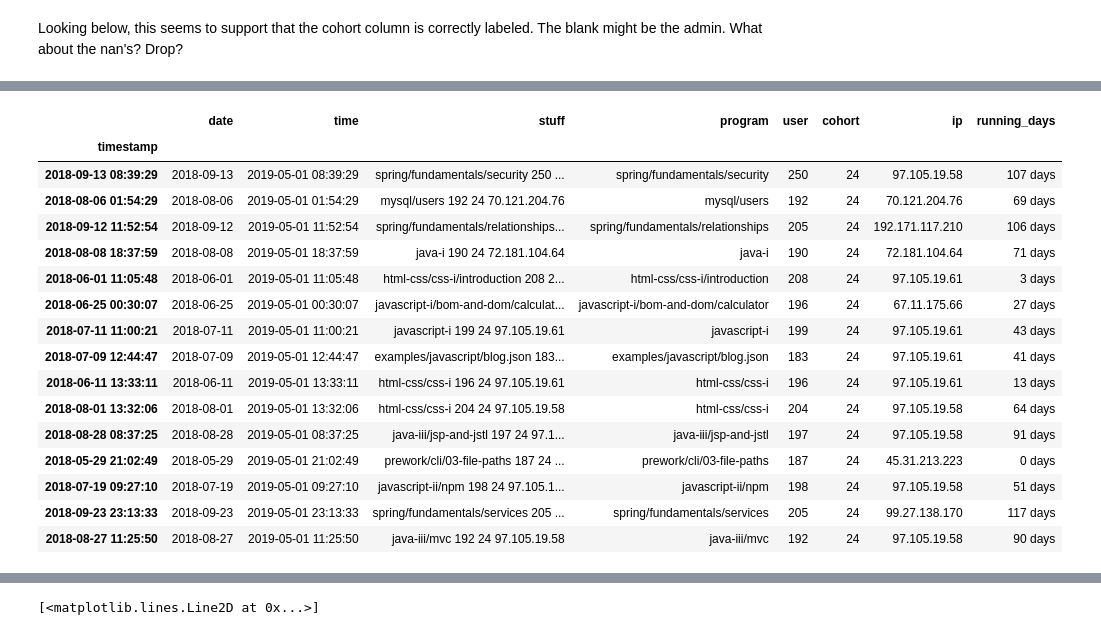
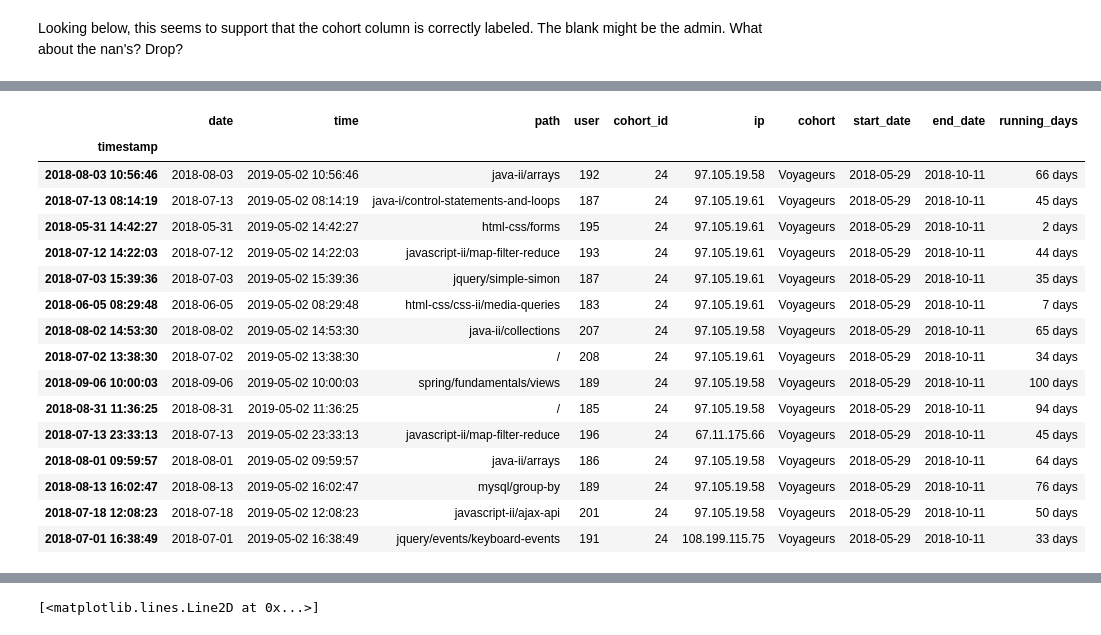
Before and after one commit to josephburton06/ds-methodologies-exercises, a Jupyter notebook: anomaly_detection/anomaly_detection.ipynb, the cells around one changed output, grey strips where cells are left out. Cells and saved outputs as stored; diff of their text form; code cells hidden in the pictures.

```diff
--- a/anomaly_detection/anomaly_detection.ipynb
+++ b/anomaly_detection/anomaly_detection.ipynb
@@ -441,0 +479,3 @@ dtype: object
+# %%
+df['running_days'] = df['date'] - df['start_date']
+df.sample(15)
@@ -441,0 +499,3 @@ dtype: object
+# %%
+df['days_out'] = df['date'] - df['end_date']
+df.sample(15)
@@ -441,0 +519,4 @@ dtype: object
+# %%
+df['running_days'] = (df['running_days']/np.timedelta64(1, 'D')).astype(int)
+df['days_out'] = (df['days_out']/np.timedelta64(1, 'D')).astype(int)
+df.head(3)
@@ -441,0 +912,3 @@ dtype: object
+# %%
+cohort_24 = df[df.cohort_id == 24]
+cohort_24.head()
@@ -470,23 +951,23 @@ cohort_24['date'].value_counts()
 2019-02-17      1
 Name: date, Length: 263, dtype: int64
 # %%
-cohort_24['running_days'] = cohort_24['date'] - (cohort_24['date'][0])
+cohort_24['running_days'] = cohort_24['date'] - (cohort_24['start_date'])
 cohort_24.sample(15)
 # %% [output]
-|  | date | time | stuff | program | user | cohort | ip | running_days |
-| timestamp |  |  |  |  |  |  |  |  |
-| 2018-09-13 08:39:29 | 2018-09-13 | 2019-05-01 08:39:29 | spring/fundamentals/security 250 ... | spring/fundamentals/security | 250 | 24 | 97.105.19.58 | 107 days |
-| 2018-08-06 01:54:29 | 2018-08-06 | 2019-05-01 01:54:29 | mysql/users 192 24 70.121.204.76 | mysql/users | 192 | 24 | 70.121.204.76 | 69 days |
-| 2018-09-12 11:52:54 | 2018-09-12 | 2019-05-01 11:52:54 | spring/fundamentals/relationships... | spring/fundamentals/relationships | 205 | 24 | 192.171.117.210 | 106 days |
-| 2018-08-08 18:37:59 | 2018-08-08 | 2019-05-01 18:37:59 | java-i 190 24 72.181.104.64 | java-i | 190 | 24 | 72.181.104.64 | 71 days |
-| 2018-06-01 11:05:48 | 2018-06-01 | 2019-05-01 11:05:48 | html-css/css-i/introduction 208 2... | html-css/css-i/introduction | 208 | 24 | 97.105.19.61 | 3 days |
-| 2018-06-25 00:30:07 | 2018-06-25 | 2019-05-01 00:30:07 | javascript-i/bom-and-dom/calculat... | javascript-i/bom-and-dom/calculator | 196 | 24 | 67.11.175.66 | 27 days |
-| 2018-07-11 11:00:21 | 2018-07-11 | 2019-05-01 11:00:21 | javascript-i 199 24 97.105.19.61 | javascript-i | 199 | 24 | 97.105.19.61 | 43 days |
-| 2018-07-09 12:44:47 | 2018-07-09 | 2019-05-01 12:44:47 | examples/javascript/blog.json 183... | examples/javascript/blog.json | 183 | 24 | 97.105.19.61 | 41 days |
-| 2018-06-11 13:33:11 | 2018-06-11 | 2019-05-01 13:33:11 | html-css/css-i 196 24 97.105.19.61 | html-css/css-i | 196 | 24 | 97.105.19.61 | 13 days |
-| 2018-08-01 13:32:06 | 2018-08-01 | 2019-05-01 13:32:06 | html-css/css-i 204 24 97.105.19.58 | html-css/css-i | 204 | 24 | 97.105.19.58 | 64 days |
-| 2018-08-28 08:37:25 | 2018-08-28 | 2019-05-01 08:37:25 | java-iii/jsp-and-jstl 197 24 97.1... | java-iii/jsp-and-jstl | 197 | 24 | 97.105.19.58 | 91 days |
-| 2018-05-29 21:02:49 | 2018-05-29 | 2019-05-01 21:02:49 | prework/cli/03-file-paths 187 24 ... | prework/cli/03-file-paths | 187 | 24 | 45.31.213.223 | 0 days |
-| 2018-07-19 09:27:10 | 2018-07-19 | 2019-05-01 09:27:10 | javascript-ii/npm 198 24 97.105.1... | javascript-ii/npm | 198 | 24 | 97.105.19.58 | 51 days |
-| 2018-09-23 23:13:33 | 2018-09-23 | 2019-05-01 23:13:33 | spring/fundamentals/services 205 ... | spring/fundamentals/services | 205 | 24 | 99.27.138.170 | 117 days |
-| 2018-08-27 11:25:50 | 2018-08-27 | 2019-05-01 11:25:50 | java-iii/mvc 192 24 97.105.19.58 | java-iii/mvc | 192 | 24 | 97.105.19.58 | 90 days |
+|  | date | time | path | user | cohort_id | ip | cohort | start_date | end_date | running_days |
+| timestamp |  |  |  |  |  |  |  |  |  |  |
+| 2018-08-03 10:56:46 | 2018-08-03 | 2019-05-02 10:56:46 | java-ii/arrays | 192 | 24 | 97.105.19.58 | Voyageurs | 2018-05-29 | 2018-10-11 | 66 days |
+| 2018-07-13 08:14:19 | 2018-07-13 | 2019-05-02 08:14:19 | java-i/control-statements-and-loops | 187 | 24 | 97.105.19.61 | Voyageurs | 2018-05-29 | 2018-10-11 | 45 days |
+| 2018-05-31 14:42:27 | 2018-05-31 | 2019-05-02 14:42:27 | html-css/forms | 195 | 24 | 97.105.19.61 | Voyageurs | 2018-05-29 | 2018-10-11 | 2 days |
+| 2018-07-12 14:22:03 | 2018-07-12 | 2019-05-02 14:22:03 | javascript-ii/map-filter-reduce | 193 | 24 | 97.105.19.61 | Voyageurs | 2018-05-29 | 2018-10-11 | 44 days |
+| 2018-07-03 15:39:36 | 2018-07-03 | 2019-05-02 15:39:36 | jquery/simple-simon | 187 | 24 | 97.105.19.61 | Voyageurs | 2018-05-29 | 2018-10-11 | 35 days |
+| 2018-06-05 08:29:48 | 2018-06-05 | 2019-05-02 08:29:48 | html-css/css-ii/media-queries | 183 | 24 | 97.105.19.61 | Voyageurs | 2018-05-29 | 2018-10-11 | 7 days |
+| 2018-08-02 14:53:30 | 2018-08-02 | 2019-05-02 14:53:30 | java-ii/collections | 207 | 24 | 97.105.19.58 | Voyageurs | 2018-05-29 | 2018-10-11 | 65 days |
+| 2018-07-02 13:38:30 | 2018-07-02 | 2019-05-02 13:38:30 | / | 208 | 24 | 97.105.19.61 | Voyageurs | 2018-05-29 | 2018-10-11 | 34 days |
+| 2018-09-06 10:00:03 | 2018-09-06 | 2019-05-02 10:00:03 | spring/fundamentals/views | 189 | 24 | 97.105.19.58 | Voyageurs | 2018-05-29 | 2018-10-11 | 100 days |
+| 2018-08-31 11:36:25 | 2018-08-31 | 2019-05-02 11:36:25 | / | 185 | 24 | 97.105.19.58 | Voyageurs | 2018-05-29 | 2018-10-11 | 94 days |
+| 2018-07-13 23:33:13 | 2018-07-13 | 2019-05-02 23:33:13 | javascript-ii/map-filter-reduce | 196 | 24 | 67.11.175.66 | Voyageurs | 2018-05-29 | 2018-10-11 | 45 days |
+| 2018-08-01 09:59:57 | 2018-08-01 | 2019-05-02 09:59:57 | java-ii/arrays | 186 | 24 | 97.105.19.58 | Voyageurs | 2018-05-29 | 2018-10-11 | 64 days |
+| 2018-08-13 16:02:47 | 2018-08-13 | 2019-05-02 16:02:47 | mysql/group-by | 189 | 24 | 97.105.19.58 | Voyageurs | 2018-05-29 | 2018-10-11 | 76 days |
+| 2018-07-18 12:08:23 | 2018-07-18 | 2019-05-02 12:08:23 | javascript-ii/ajax-api | 201 | 24 | 97.105.19.58 | Voyageurs | 2018-05-29 | 2018-10-11 | 50 days |
+| 2018-07-01 16:38:49 | 2018-07-01 | 2019-05-02 16:38:49 | jquery/events/keyboard-events | 191 | 24 | 108.199.115.75 | Voyageurs | 2018-05-29 | 2018-10-11 | 33 days |
```
Also changed, not shown: parts of 177 cells of this notebook.
